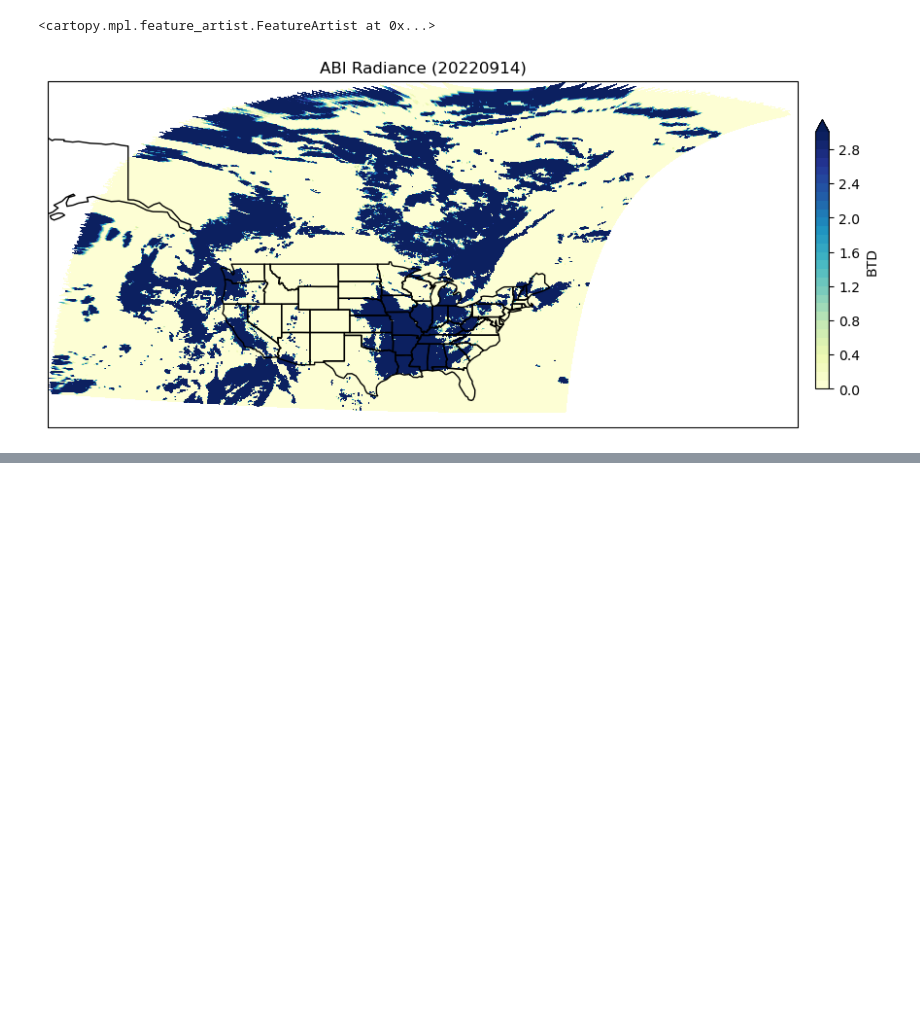
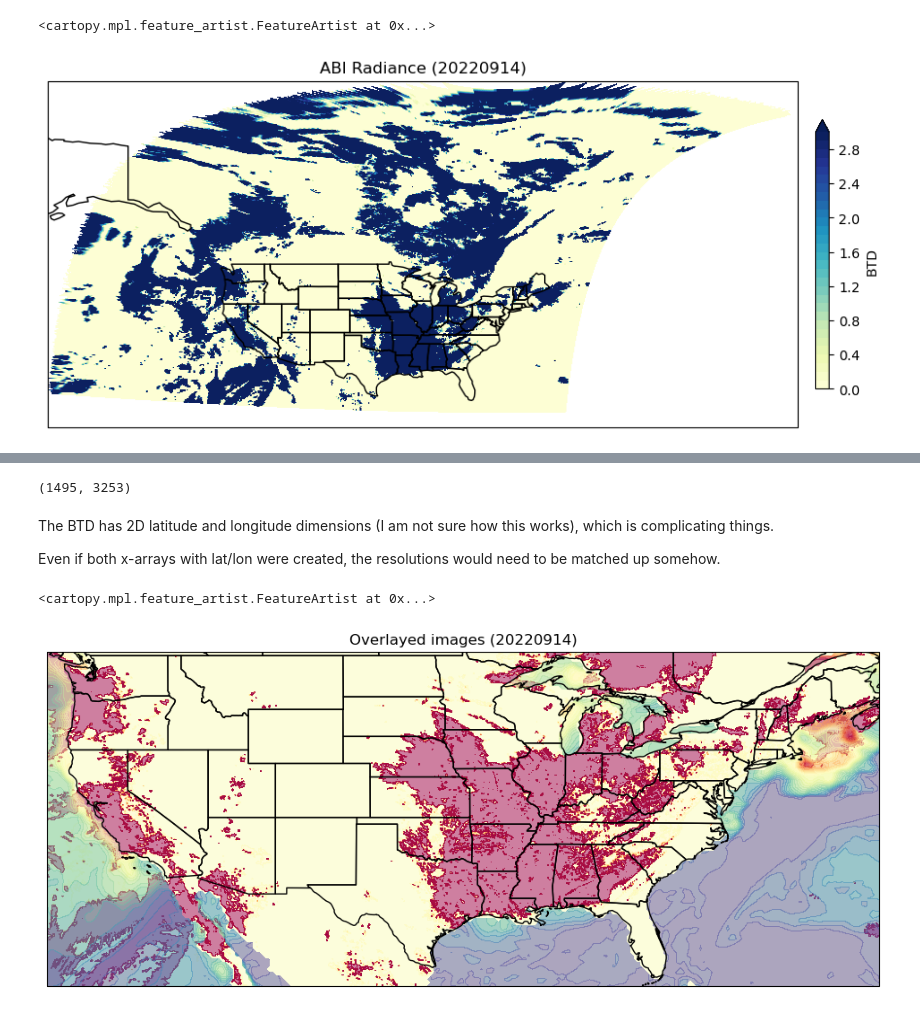
Before and after one commit to jesseturner/FalseLowClouds, a Jupyter notebook: Static_Features/Estimate_SST_impact.ipynb, the cells around one changed output, grey strips where cells are left out. Saved outputs shown, nothing was run; the diff lists cells and outputs as text; code cells hidden in the pictures; blank space fills up the shorter version.

```diff
--- a/Static_Features/Estimate_SST_impact.ipynb
+++ b/Static_Features/Estimate_SST_impact.ipynb
@@ -238,0 +295,23 @@ ax.add_feature(cfeature.STATES)
+# %%
+BTD.shape
+# %% [output]
+(1495, 3253)
+# %% [markdown]
+The BTD has 2D latitude and longitude dimensions (I am not sure how this works), which is complicating things.
+
+Even if both x-arrays with lat/lon were created, the resolutions would need to be matched up somehow.
+# %%
+projection=ccrs.PlateCarree()
+fig,ax=plt.subplots(1, figsize=(12,12),subplot_kw={'projection': projection})
+cmap = plt.cm.Spectral_r
+levels = np.linspace(-0.5, 0.5, 31)
+
+ax.contourf(subset_07.Rad.lon, subset_07.Rad.lat, BTD, cmap=cmap, levels=levels, extend='max', alpha=0.5)
+ax.contourf(dims.longitude, dims.latitude, flc_index, cmap=cmap, levels=levels, extend='both', alpha=0.5)
+
+ax.set_title('Overlayed images ('+date+')')
+
+ax.add_feature(cfeature.STATES)
+# %% [output]
+<cartopy.mpl.feature_artist.FeatureArtist at 0x...>
+[figure, added]
```
Also changed, not shown: parts of 27 cells of this notebook, 1 other file.
